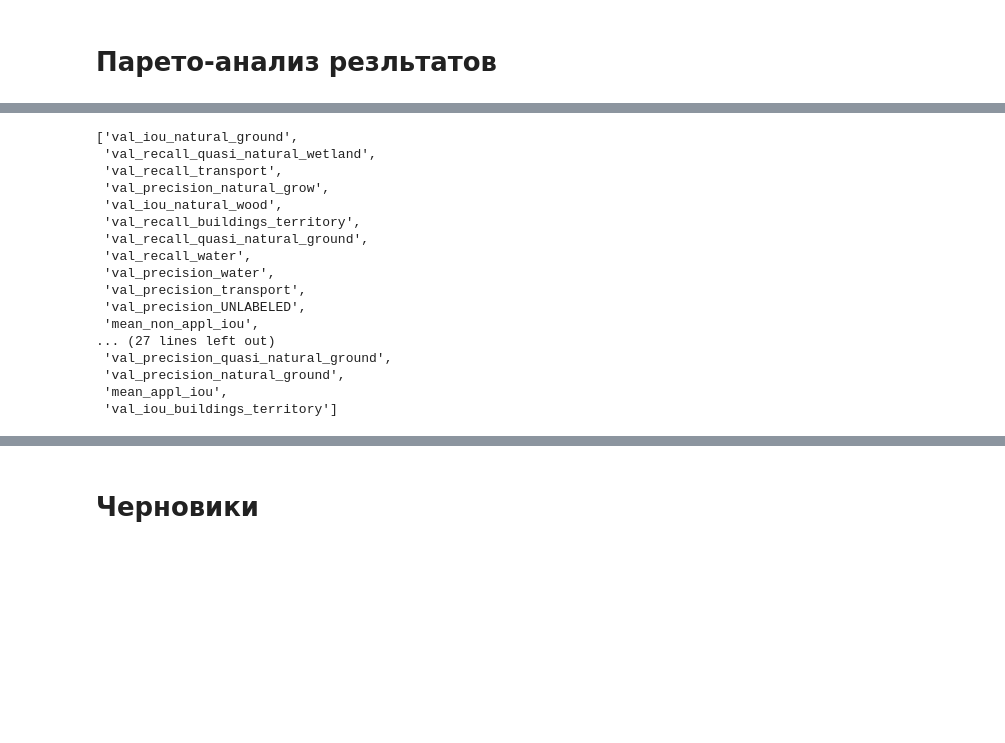
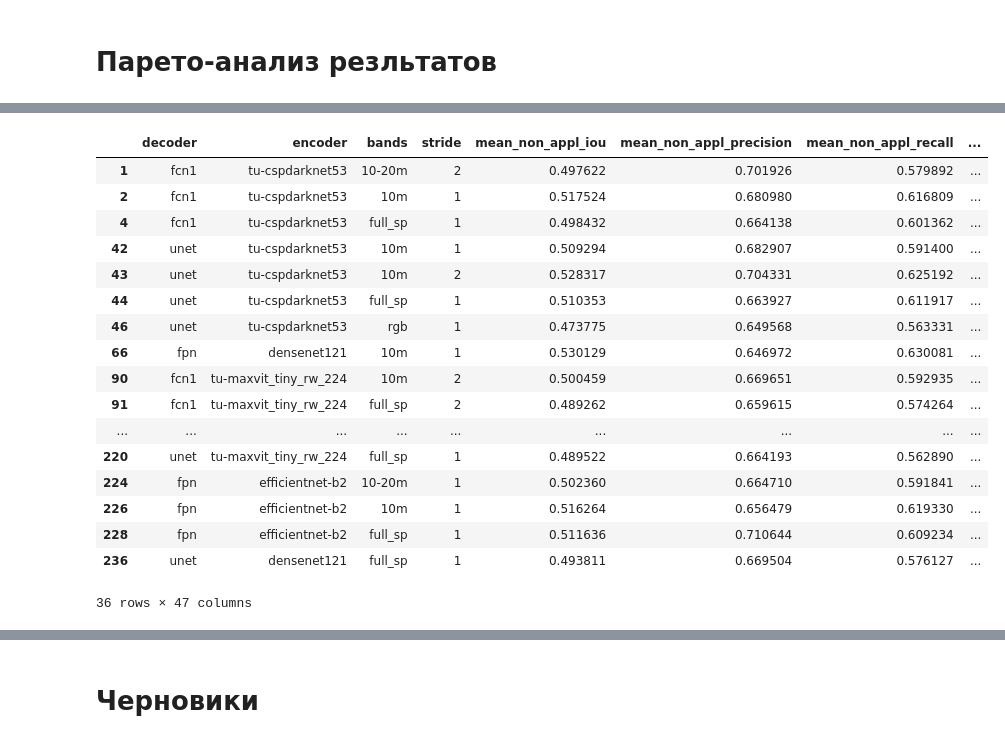
Before and after one commit to cafe1930/MultispectralSegmentation, a Jupyter notebook: gather_training_info.ipynb, the cells around one changed output, grey strips where cells are left out. Drawn from its saved outputs; the diff is of its cells as text; code cells hidden in the pictures; blank space fills up the shorter version.

```diff
--- a/gather_training_info.ipynb
+++ b/gather_training_info.ipynb
@@ -123,7 +123,7 @@ path_to_metrics_csv
 # %% [markdown]
 # Преобразование результатов
 # %%
-all_results_df = pd.read_csv(r'saving_dir\all_results.csv')
+all_results_df = pd.read_csv(r'saving_dir\all_results2.csv')
 encoders_list = all_results_df['encoder'].unique()
 decoders_list = all_results_df['decoder'].unique()
 encoders_list = ['tu-cspdarknet53', 'efficientnet-b2', 'tu-maxvit_tiny_rw_224']
@@ -150,8 +150,8 @@ right_order_classes = [
     'mean',
     ]
 
-save_only_mean_values = True
-save_only_class_reslts = True
+save_only_mean_values = False
+save_only_class_reslts = False
 
 # итерирование по декодерам
 for decoder_name in decoders_list:
@@ -729,20 +786,22 @@ pareto_front_df
-# %%
-metric_names
-# %% [output]
-['val_iou_natural_ground',
- 'val_recall_quasi_natural_wetland',
- 'val_recall_transport',
- 'val_precision_natural_grow',
- 'val_iou_natural_wood',
- 'val_recall_buildings_territory',
- 'val_recall_quasi_natural_ground',
- 'val_recall_water',
- 'val_precision_water',
- 'val_precision_transport',
- 'val_precision_UNLABELED',
- 'mean_non_appl_iou',
-... (27 lines left out)
- 'val_precision_quasi_natural_ground',
- 'val_precision_natural_ground',
- 'mean_appl_iou',
- 'val_iou_buildings_territory']
+# %%
+pareto_front_df = build_pareto_front_maximize(all_resuls_df, objectives=pareto_metric_names)
+pareto_front_df
+# %% [output]
+|  | decoder | encoder | bands | stride | mean_non_appl_iou | mean_non_appl_precision | mean_non_appl_recall | ... |
+| 1 | fcn1 | tu-cspdarknet53 | 10-20m | 2 | 0.497622 | 0.701926 | 0.579892 | ... |
+| 2 | fcn1 | tu-cspdarknet53 | 10m | 1 | 0.517524 | 0.680980 | 0.616809 | ... |
+| 4 | fcn1 | tu-cspdarknet53 | full_sp | 1 | 0.498432 | 0.664138 | 0.601362 | ... |
+| 42 | unet | tu-cspdarknet53 | 10m | 1 | 0.509294 | 0.682907 | 0.591400 | ... |
+| 43 | unet | tu-cspdarknet53 | 10m | 2 | 0.528317 | 0.704331 | 0.625192 | ... |
+| 44 | unet | tu-cspdarknet53 | full_sp | 1 | 0.510353 | 0.663927 | 0.611917 | ... |
+| 46 | unet | tu-cspdarknet53 | rgb | 1 | 0.473775 | 0.649568 | 0.563331 | ... |
+| 66 | fpn | densenet121 | 10m | 1 | 0.530129 | 0.646972 | 0.630081 | ... |
+| 90 | fcn1 | tu-maxvit_tiny_rw_224 | 10m | 2 | 0.500459 | 0.669651 | 0.592935 | ... |
+| 91 | fcn1 | tu-maxvit_tiny_rw_224 | full_sp | 2 | 0.489262 | 0.659615 | 0.574264 | ... |
+| ... | ... | ... | ... | ... | ... | ... | ... | ... |
+| 220 | unet | tu-maxvit_tiny_rw_224 | full_sp | 1 | 0.489522 | 0.664193 | 0.562890 | ... |
+| 224 | fpn | efficientnet-b2 | 10-20m | 1 | 0.502360 | 0.664710 | 0.591841 | ... |
+| 226 | fpn | efficientnet-b2 | 10m | 1 | 0.516264 | 0.656479 | 0.619330 | ... |
+| 228 | fpn | efficientnet-b2 | full_sp | 1 | 0.511636 | 0.710644 | 0.609234 | ... |
+| 236 | unet | densenet121 | full_sp | 1 | 0.493811 | 0.669504 | 0.576127 | ... |
+36 rows × 47 columns
```
Also changed, not shown: parts of 5 cells of this notebook.
